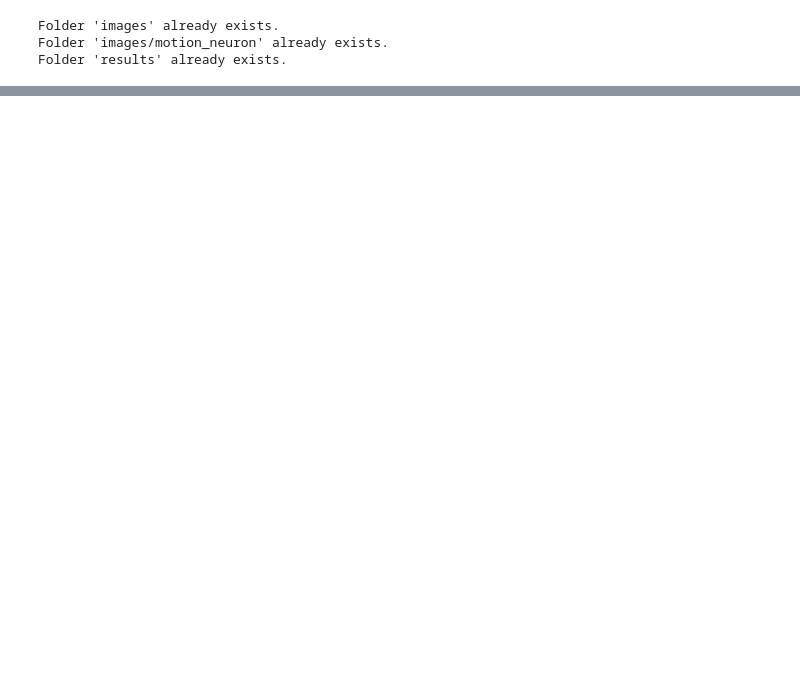
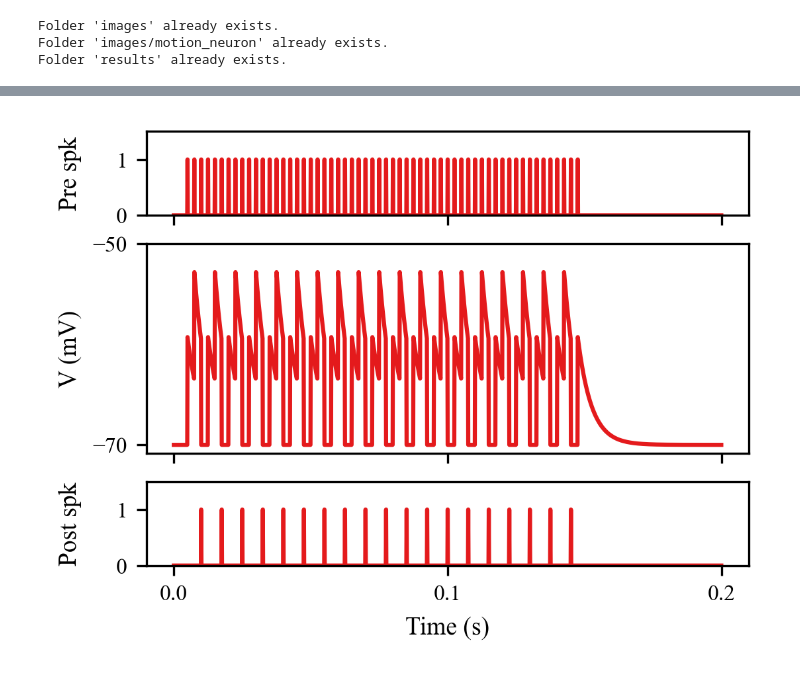
Before and after one commit to ThomasvanderVeen/StickInsectProprioception, a Jupyter notebook: 2_motion_neurons.ipynb, the cells around one changed output, grey strips where cells are left out. Drawn from its saved outputs; the diff is of its cells as text; code cells hidden in the pictures; blank space fills up the shorter version.

```diff
--- a/2_motion_neurons.ipynb
+++ b/2_motion_neurons.ipynb
@@ -191,45 +166,47 @@ fig.savefig('images/motion_neuron/movement_interneuron_network.pdf')
 # %%
-fig, [ax, ax2, ax3] = plt.subplots(3, figsize=(5.728, 1.3*3.54), gridspec_kw={'height_ratios': [1, 2.5, 1]}, sharex='all')
+fig, [ax, ax2, ax3] = plt.subplots(3, figsize=(3.75*0.95, 1.2*0.95*3.75/1.61803398875), gridspec_kw={'height_ratios': [1, 2.5, 1]}, sharex='all')
 plt.subplots_adjust(wspace=0, hspace=0.05)
 
-motion_parameters = {'tau': 10e-3, 'V_T': -50e-3, 'V_R': -70e-3, 'n': 1, 'w': 10e-3,
+motion_parameters = {'tau': 5e-3, 'V_T': -50e-3, 'V_R': -70e-3, 'n': 1, 'w': 10.7e-3,
                      'N_input': 1, 'dt': 0.0001, 'refrac': 0}
 
-motion_neuron = MotionNeuron(motion_parameters)
+motion_neuron = LIF(motion_parameters)
 
 motion_neuron.initialize_state()
 
 input = np.zeros(2000)
-input[50:1500][::50] = 1
+input[50:1500][::25] = 1
 
 voltage, spikes, time = np.zeros(input.size), np.zeros(input.size), np.zeros(input.size)
 
 for i in range(input.size):
     voltage[i], spikes[i] = motion_neuron.forward(input[i])
     time[i] = i*0.0001
 
 ax.plot(time, input, color=custom_colors[0])
 
 ax.set_ylabel("Pre spk")
 ax.set_yticks([0, 1])
 ax.set_xticks([0, 0.1, 0.2])
 ax.set_ylim(0, 1.5)
 
 ax2.plot(time, voltage*1000, color=custom_colors[0])
 
-ax2.set_ylabel("Voltage (mV)")
+ax2.set_ylabel("V (mV)")
 ax2.set_yticks([-70, -50])
 
 ax3.plot(time, spikes, color=custom_colors[0])
 
 ax3.set_ylabel("Post spk")
 ax3.set_yticks([0, 1])
 ax3.set_xlabel("Time (s)")
 ax3.set_ylim(0, 1.5)
 
+fig.align_ylabels([ax, ax2, ax3])
 fig.tight_layout(pad=parameters['pad'])
 fig.savefig('images/motion_neuron/LIF_dynamics.png')
-fig.savefig('images/motion_neuron/LIF_dynamics.pdf')
+# %% [output]
+[figure, added]
 # %%
 class HairField:
     def __init__(self, parameters):
```
Also changed, not shown: parts of 9 cells of this notebook, 14 other files.
